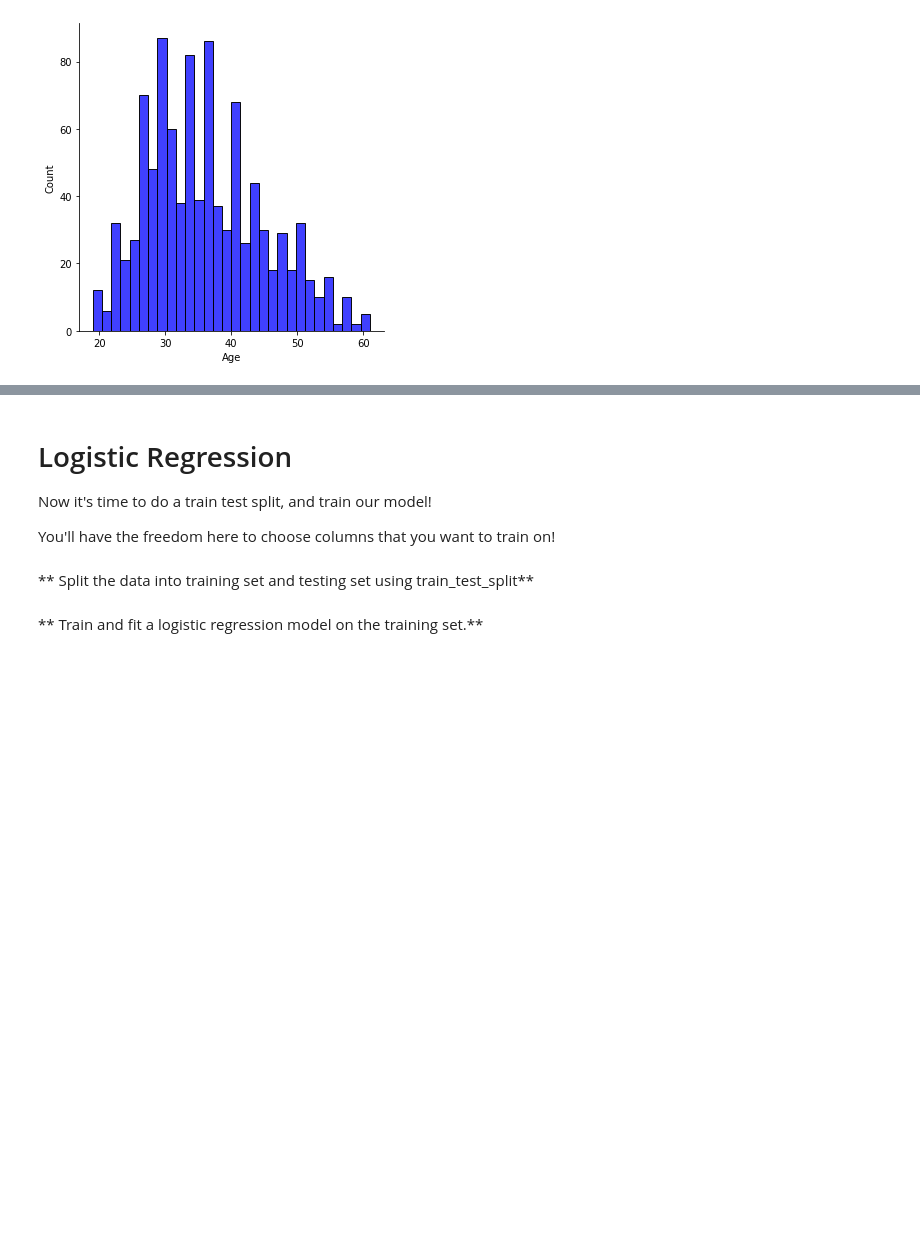
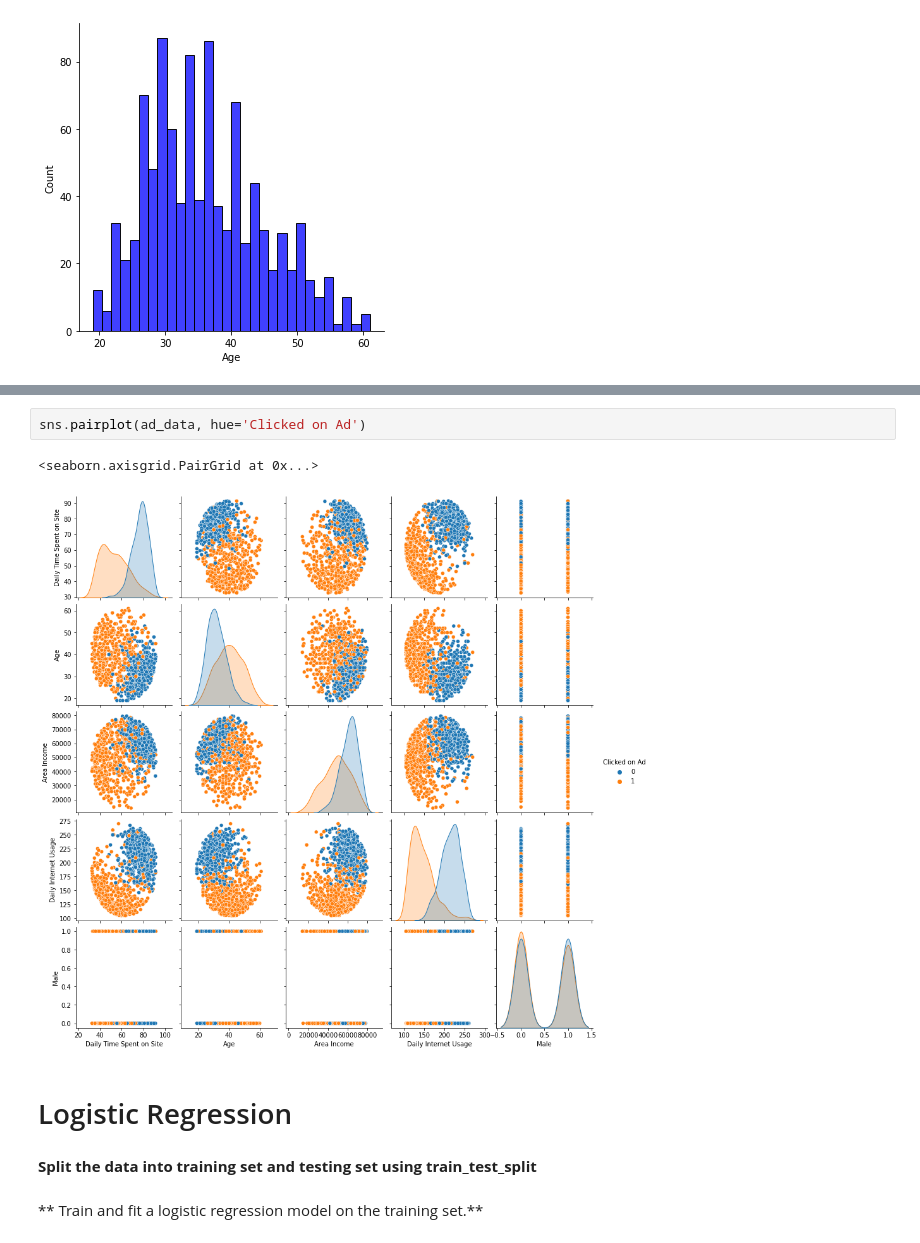
Before and after one commit to amir-nrfkn/Logistic-Regression-Projects, a Jupyter notebook: LogisticRegression_AdvertisingDataset.ipynb, the cells around one changed output, grey strips where cells are left out. Saved outputs shown, nothing was run; the diff lists cells and outputs as text; blank space fills up the shorter version.

```diff
--- a/LogisticRegression_AdvertisingDataset.ipynb
+++ b/LogisticRegression_AdvertisingDataset.ipynb
@@ -116,11 +118,12 @@ sns.displot(ad_data['Age'],color='blue',bins=30)
-# %% [markdown]
-# Logistic Regression
-
-Now it's time to do a train test split, and train our model!
-
-You'll have the freedom here to choose columns that you want to train on!
+# %%
+sns.pairplot(ad_data, hue='Clicked on Ad')
+# %% [output]
+<seaborn.axisgrid.PairGrid at 0x...>
+[figure, added]
+# %% [markdown]
+# Logistic Regression
 # %% [markdown]
-** Split the data into training set and testing set using train_test_split**
+**Split the data into training set and testing set using train_test_split**
 # %% [markdown]
 ** Train and fit a logistic regression model on the training set.**
 # %%
```
Also changed, not shown: parts of 12 cells of this notebook.
